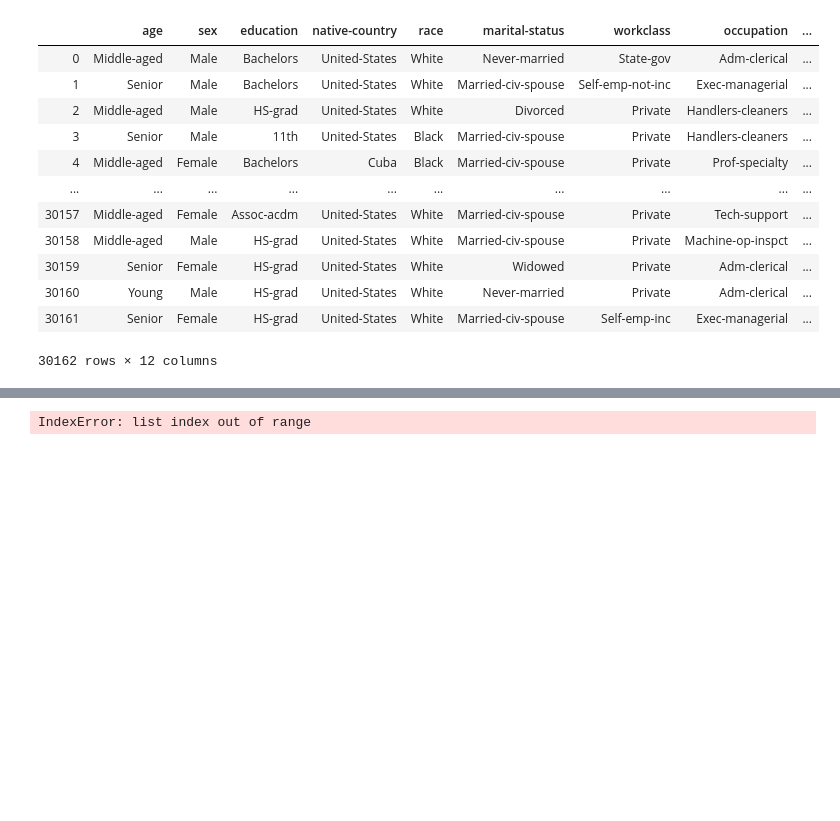
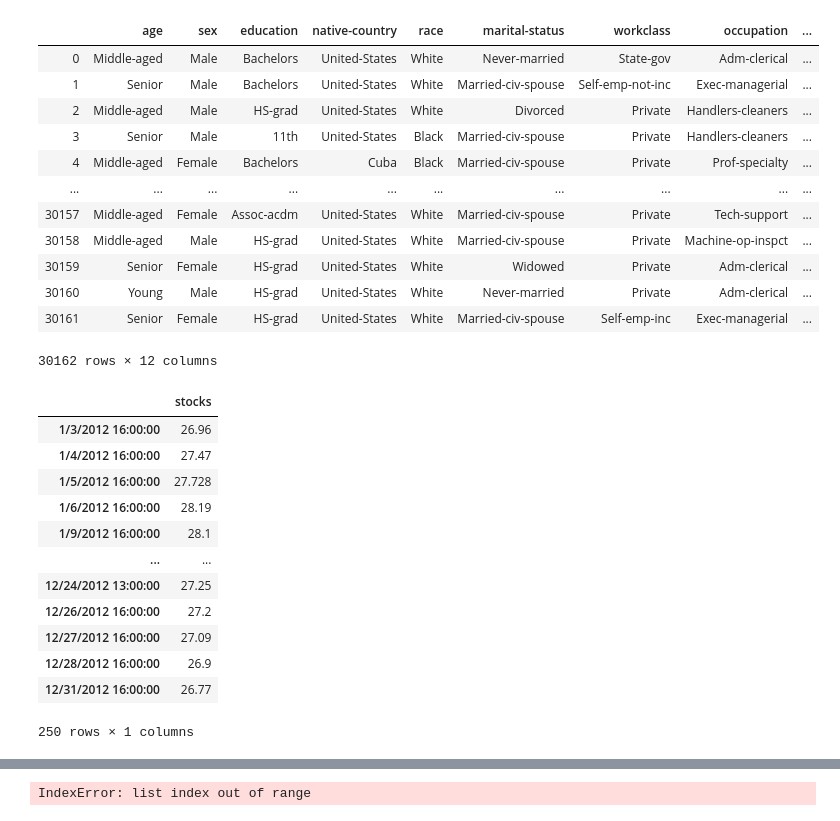
Before and after one commit to sdman135/Technical-Interview-Coding-Skills, a Jupyter notebook: Technical Interview Coding Skills Review.ipynb, the cells around one changed output, grey strips where cells are left out. Cells and saved outputs as stored; diff of their text form; code cells hidden in the pictures; blank space fills up the shorter version.

```diff
--- a/Technical Interview Coding Skills Review.ipynb
+++ b/Technical Interview Coding Skills Review.ipynb
@@ -943,3 +943,19 @@ df
 | 30160 | Young | Male | HS-grad | United-States | White | Never-married | Private | Adm-clerical | ... |
 | 30161 | Senior | Female | HS-grad | United-States | White | Married-civ-spouse | Self-emp-inc | Exec-managerial | ... |
 30162 rows × 12 columns
+# %%
+pd.read_table("https://hr-testcases-us-east-1.s3.amazonaws.com/3358/input00.txt?AWSAccessKeyId=AKIAR6O7GJNX5DNFO3PV&Expires=1621754949&Signature=VFkLKKYuzud6VnQco%2BO54Rz2gqA%3D&response-content-type=text%2Fplain",sep='\t').rename(columns={'250':'stocks'})
+# %% [output]
+|  | stocks |
+| 1/3/2012 16:00:00 | 26.96 |
+| 1/4/2012 16:00:00 | 27.47 |
+| 1/5/2012 16:00:00 | 27.728 |
+| 1/6/2012 16:00:00 | 28.19 |
+| 1/9/2012 16:00:00 | 28.1 |
+| ... | ... |
+| 12/24/2012 13:00:00 | 27.25 |
+| 12/26/2012 16:00:00 | 27.2 |
+| 12/27/2012 16:00:00 | 27.09 |
+| 12/28/2012 16:00:00 | 26.9 |
+| 12/31/2012 16:00:00 | 26.77 |
+250 rows × 1 columns
```
Also changed, not shown: parts of 12 cells of this notebook, 1 other file.
